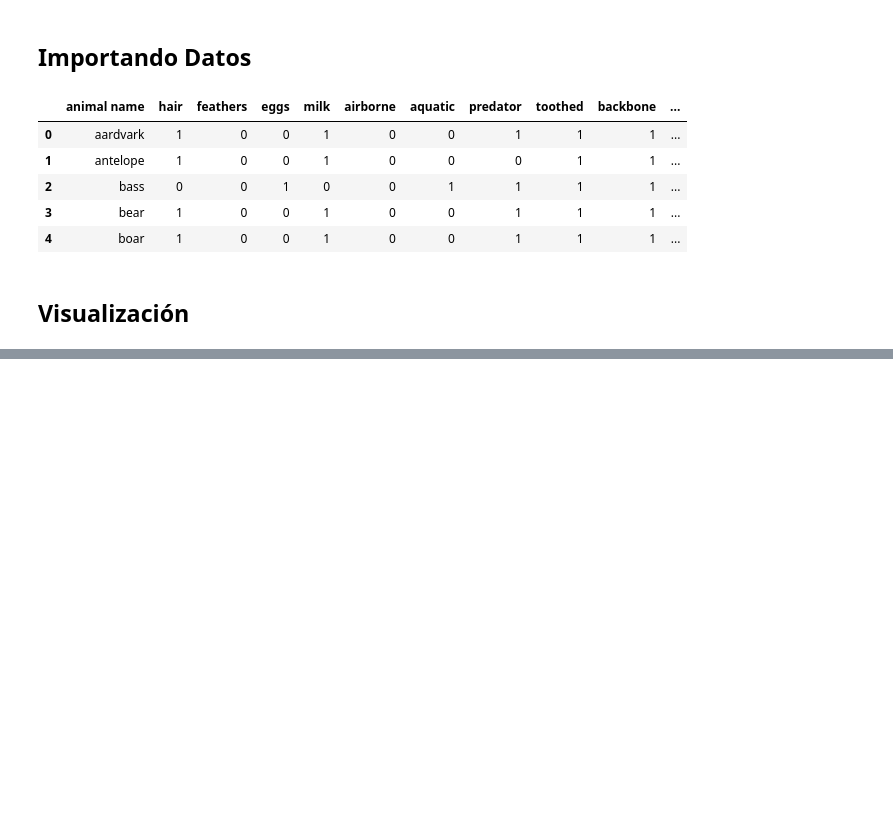
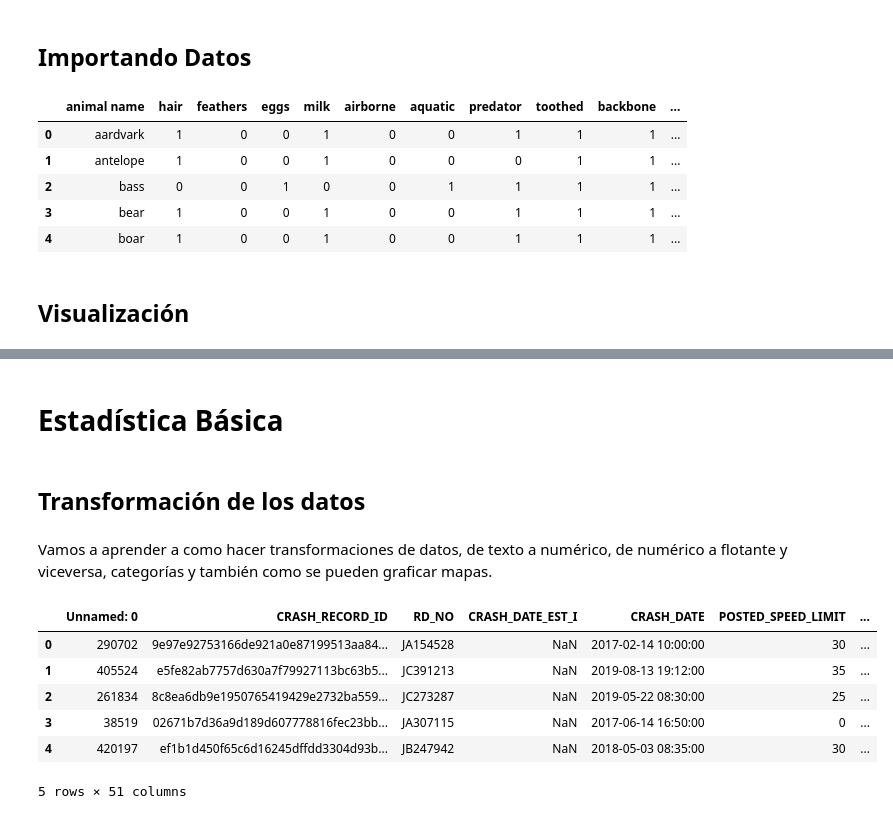
Before and after one commit to nestoredduardo/analisis-exploratorio-datos, a Jupyter notebook: apuntes.ipynb, the cells around one changed output, grey strips where cells are left out. Cells and saved outputs as stored; diff of their text form; code cells hidden in the pictures; blank space fills up the shorter version.

Commit message:
Transformando datos

```diff
--- a/apuntes.ipynb
+++ b/apuntes.ipynb
@@ -44,3 +44,27 @@ import plotly.express as px
 px.pie(df_zoo, values='aquatic', names='animal name', title='Gráfica de pie')
 # %% [output]
 [interactive output not drawn]
+# %% [markdown]
+# Estadística Básica
+# %% [markdown]
+## Transformación de los datos
+# %% [markdown]
+Vamos a aprender a como hacer transformaciones de datos, de texto a numérico, de numérico a flotante y viceversa, categorías y también como se pueden graficar mapas.
+# %%
+chicago_data = 'https://raw.githubusercontent.com/terranigmark/curso-analisis-exploratorio-datos-platzi/main/Traffic_Crashes1.csv'
+
+token_map_plot = 'pk.eyJ1IjoibmVzdG9yZWRkdWFyZG8iLCJhIjoiY2t1anp2NXprMXM3djJ3dDlrOWNwdHZpOCJ9.OQfuu-d5n55cZV7lr6Wofg'
+# %%
+import pandas as pd
+
+df_chicago = pd.read_csv(chicago_data)
+# %%
+df_chicago.head()
+# %% [output]
+|  | Unnamed: 0 | CRASH_RECORD_ID | RD_NO | CRASH_DATE_EST_I | CRASH_DATE | POSTED_SPEED_LIMIT | ... |
+| 0 | 290702 | 9e97e92753166de921a0e87199513aa84... | JA154528 | NaN | 2017-02-14 10:00:00 | 30 | ... |
+| 1 | 405524 | e5fe82ab7757d630a7f79927113bc63b5... | JC391213 | NaN | 2019-08-13 19:12:00 | 35 | ... |
+| 2 | 261834 | 8c8ea6db9e1950765419429e2732ba559... | JC273287 | NaN | 2019-05-22 08:30:00 | 25 | ... |
+| 3 | 38519 | 02671b7d36a9d189d607778816fec23bb... | JA307115 | NaN | 2017-06-14 16:50:00 | 0 | ... |
+| 4 | 420197 | ef1b1d450f65c6d16245dffdd3304d93b... | JB247942 | NaN | 2018-05-03 08:35:00 | 30 | ... |
+5 rows × 51 columns
```
Also changed, not shown: parts of 9 cells of this notebook.
